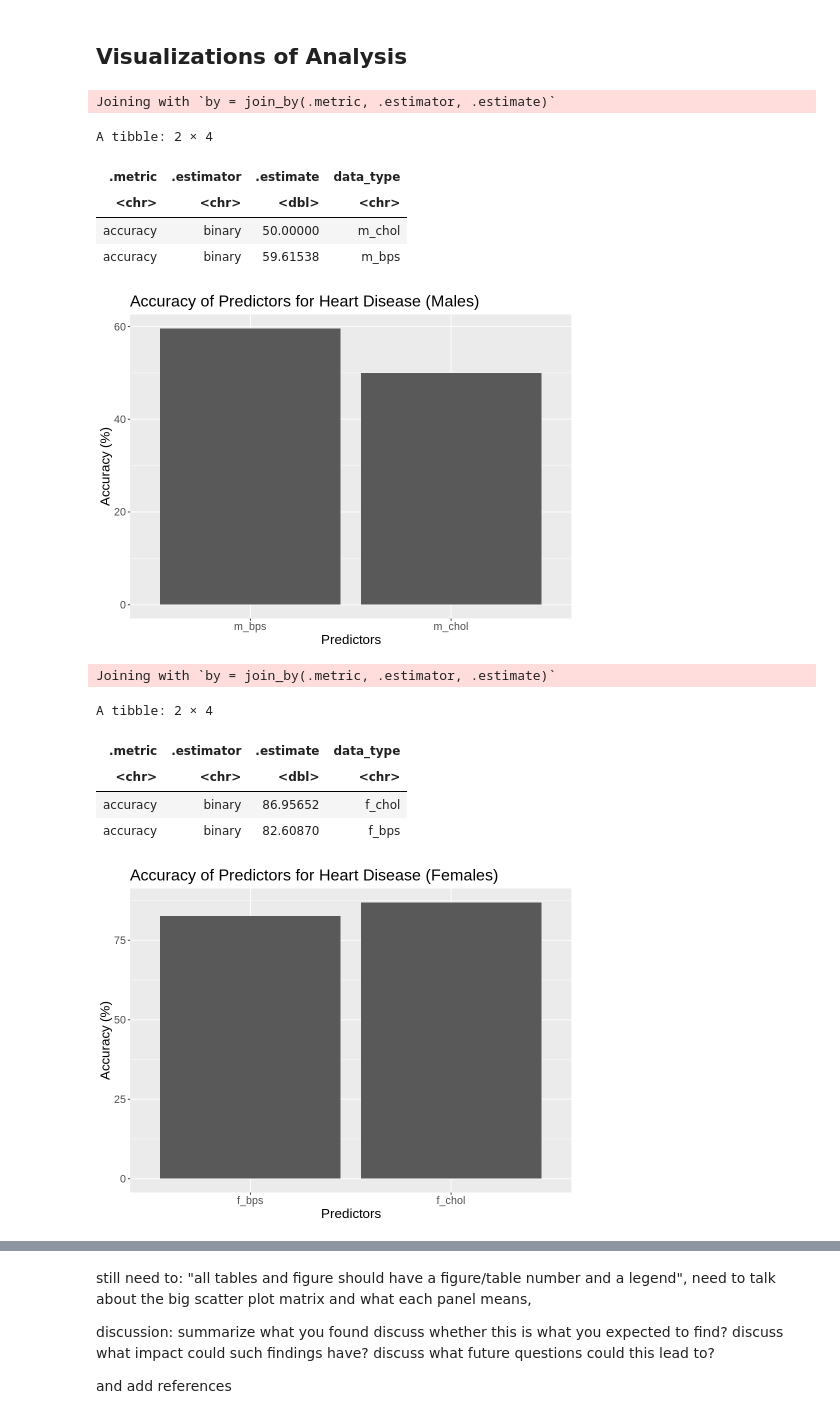
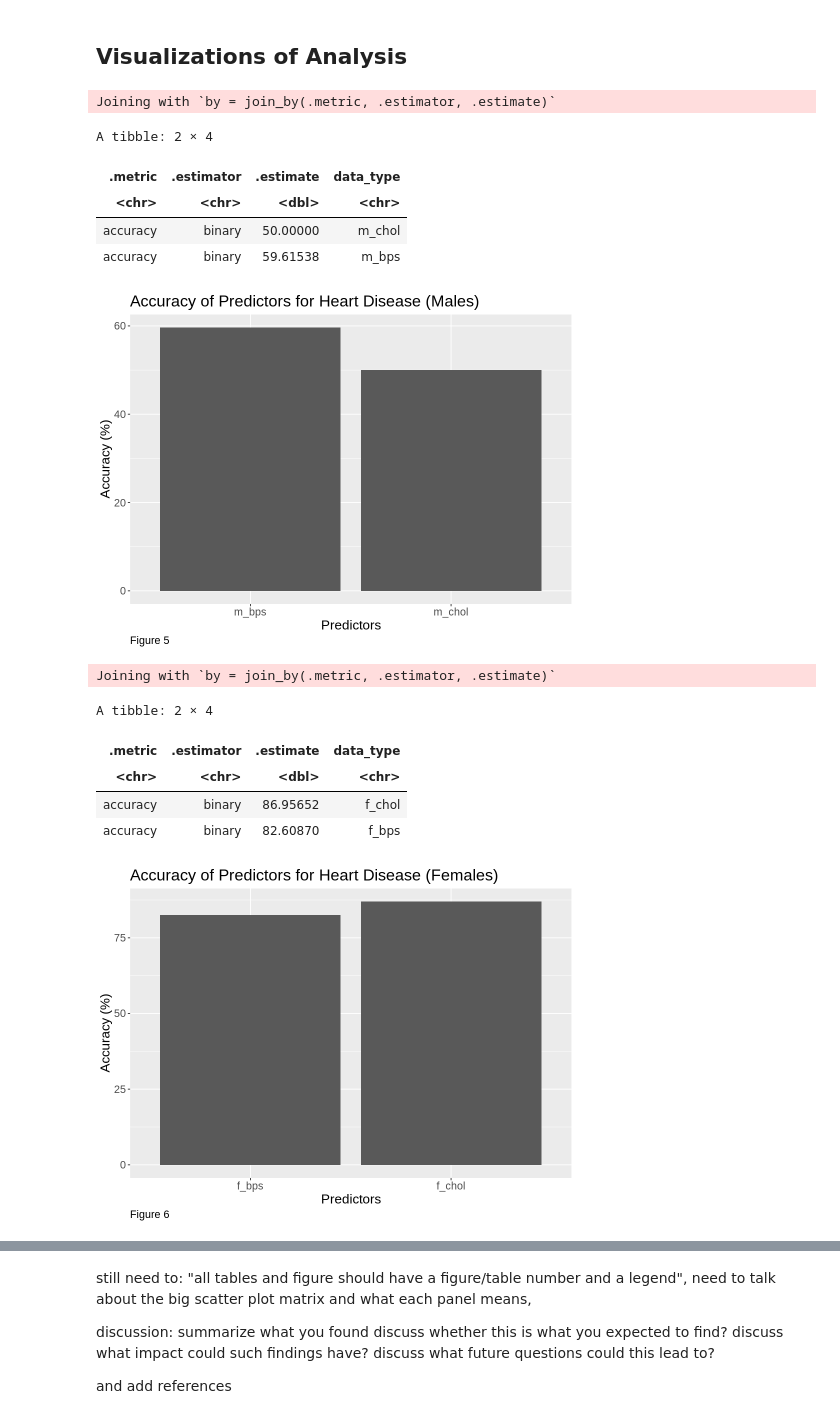
Before and after one commit to randerson1234/dsci_100_project, a Jupyter notebook: FinalReport.ipynb, the cells around one changed output, grey strips where cells are left out. Drawn from its saved outputs; the diff is of its cells as text; code cells hidden in the pictures.

```diff
--- a/FinalReport.ipynb
+++ b/FinalReport.ipynb
@@ -467,24 +466,24 @@ A tibble: 1 × 3
 # %%
 male_accuracies <- full_join(mchol_test_predictions, mbps_test_predictions) |>
     mutate(.estimate=.estimate*100)
 male_accuracies$data_type <- c("m_chol", "m_bps")
 male_accuracies
 options(repr.plot.width=8, repr.plot.height=6)
 male_accuracy_plot <- male_accuracies |>
     ggplot(aes(x=data_type, y=.estimate))+
     geom_bar(stat="identity") +
-    labs(x = "Predictors", y = "Accuracy (%)") +
-    theme(text=element_text(size=16)) +
+    labs(x = "Predictors", y = "Accuracy (%)", caption="Figure 5") +
+    theme(text=element_text(size=16), plot.caption = element_text(hjust = 0)) +
     ggtitle("Accuracy of Predictors for Heart Disease (Males)")
 male_accuracy_plot
 # %% [output]
 Joining with `by = join_by(.metric, .estimator, .estimate)`
 A tibble: 2 × 4
 | .metric | .estimator | .estimate | data_type |
 | <chr> | <chr> | <dbl> | <chr> |
 | accuracy | binary | 50.00000 | m_chol |
 | accuracy | binary | 59.61538 | m_bps |
-[figure, old version]
+[figure, new version]
 # %%
 female_accuracies <- full_join(fchol_test_predictions, fbps_test_predictions) |>
     mutate(.estimate=.estimate*100)
@@ -496,7 +495,8 @@ female_accuracy_plot <- female_accuracies |>
     geom_bar(stat="identity") +
     xlab("Predictors") +
     ylab("Accuracy (%)")+
-    theme(text=element_text(size=16)) +
+    labs(caption="Figure 6")+
+    theme(text=element_text(size=16), plot.caption = element_text(hjust = 0)) +
     ggtitle("Accuracy of Predictors for Heart Disease (Females)")
 female_accuracy_plot
 # %% [output]
@@ -506,7 +506,7 @@ A tibble: 2 × 4
 | <chr> | <chr> | <dbl> | <chr> |
 | accuracy | binary | 86.95652 | f_chol |
 | accuracy | binary | 82.60870 | f_bps |
-[figure, old version]
+[figure, new version]
 # %%
 options("scatter plot matrix")
 predictor_grid <- heart_train_m |>
```
Also changed, not shown: parts of 8 cells of this notebook.
